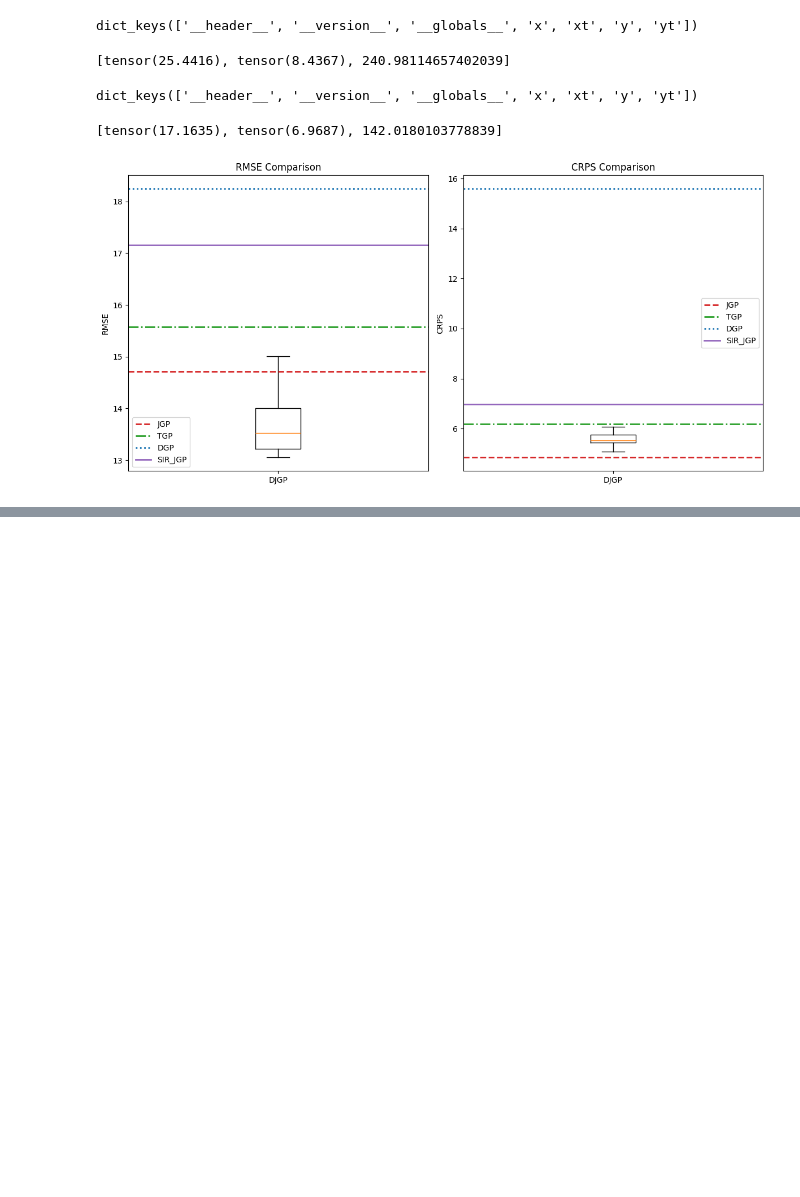
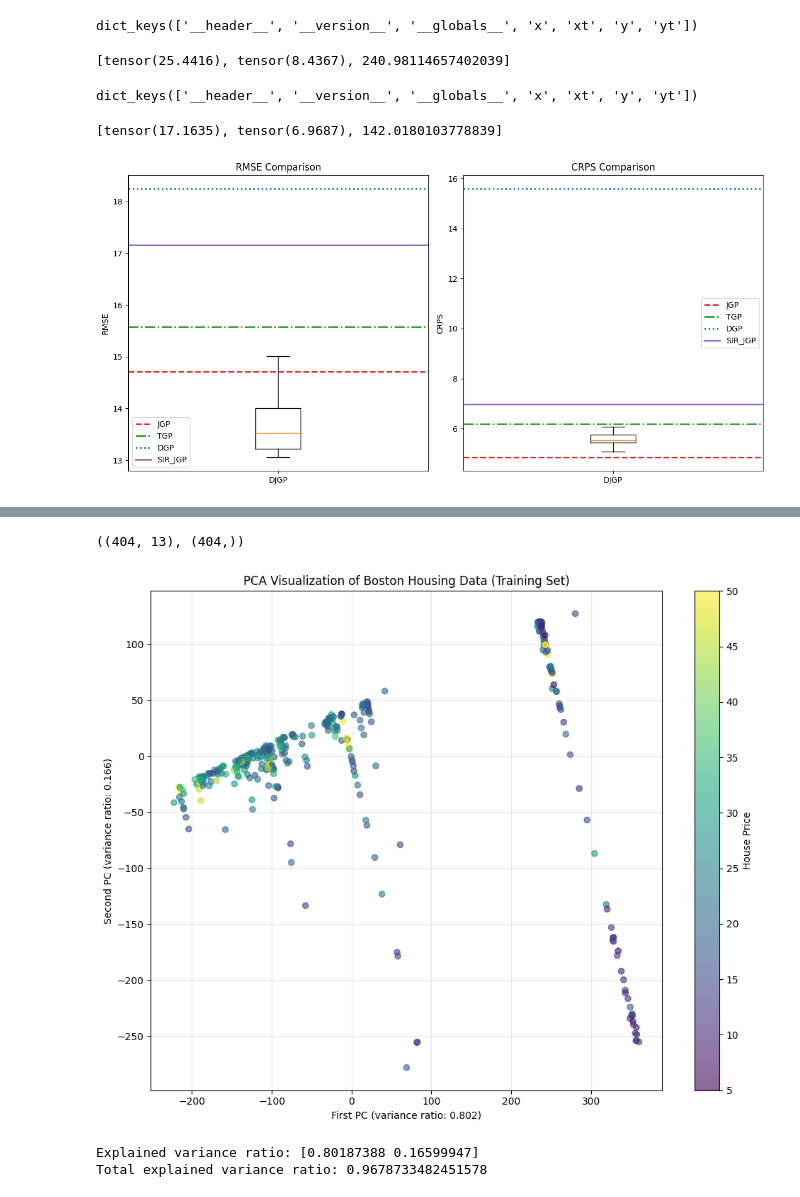
Before and after one commit to crushonyfg/DJGP, a Jupyter notebook: new_dataset_test.ipynb, the cells around one changed output, grey strips where cells are left out. Drawn from its saved outputs; the diff is of its cells as text; code cells hidden in the pictures; blank space fills up the shorter version.

```diff
--- a/new_dataset_test.ipynb
+++ b/new_dataset_test.ipynb
@@ -1633,0 +1995,20 @@ plt.show()
+# %%
+# Parkinsons Telemonitoring
+np.random.seed(10)
+indices = np.random.permutation(X_np.shape[0])
+split = int(X_np.shape[0] * 0.9)
+
+train_idx, test_idx = indices[:split], indices[split:]
+X_train_np, X_test_np = X_np[train_idx,:-1], X_np[test_idx,:-1]
+y_train_np, y_test_np = y_np[train_idx, 0], y_np[test_idx, 0]
+
+X_train = torch.from_numpy(X_train_np).float()
+Y_train = torch.from_numpy(y_train_np).float()
+X_test  = torch.from_numpy(X_test_np).float()
+Y_test  = torch.from_numpy(y_test_np).float()
+
+# 输出形状验证
+print("X_train:", X_train.shape)
+print("y_train:", Y_train.shape)
+print("X_test: ", X_test.shape)
+print("y_test: ", Y_test.shape)
@@ -1633,0 +2030,41 @@ plt.show()
+# %%
+X_train_np.shape, y_train_np.shape
+# %% [output]
+((404, 13), (404,))
+# %%
+from sklearn.decomposition import PCA
+import matplotlib.pyplot as plt
+import numpy as np
+
+# 1. 执行PCA降维
+pca = PCA(n_components=2)
+X_train_2d = pca.fit_transform(X_train_np)
+
+# 2. 创建散点图
+plt.figure(figsize=(10, 8))
+scatter = plt.scatter(X_train_2d[:, 0], X_train_2d[:, 1],
+                     c=y_train_np,  # 使用目标值着色
+                     cmap='viridis',  # 使用viridis颜色图
+                     alpha=0.6)       # 设置透明度
+
+# 添加颜色条
+plt.colorbar(scatter, label='House Price')
+
+# 添加标签和标题
+plt.xlabel(f'First PC (variance ratio: {pca.explained_variance_ratio_[0]:.3f})')
+plt.ylabel(f'Second PC (variance ratio: {pca.explained_variance_ratio_[1]:.3f})')
+plt.title('PCA Visualization of Boston Housing Data (Training Set)')
+
+# 添加网格
+plt.grid(True, alpha=0.3)
+
+plt.tight_layout()
+plt.show()
+
+# 打印解释方差比
+print("Explained variance ratio:", pca.explained_variance_ratio_)
+print("Total explained variance ratio:", sum(pca.explained_variance_ratio_))
+# %% [output]
+[figure, added]
+Explained variance ratio: [0.80187388 0.16599947]
+Total explained variance ratio: 0.9678733482451578
```
Also changed, not shown: parts of 21 cells of this notebook.
